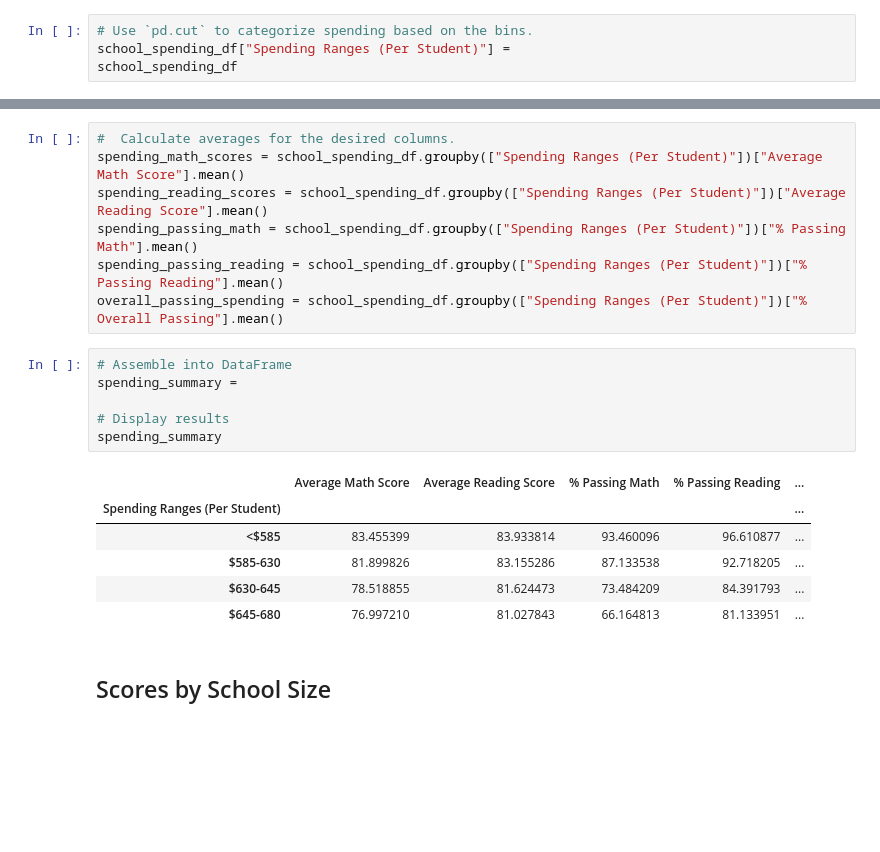
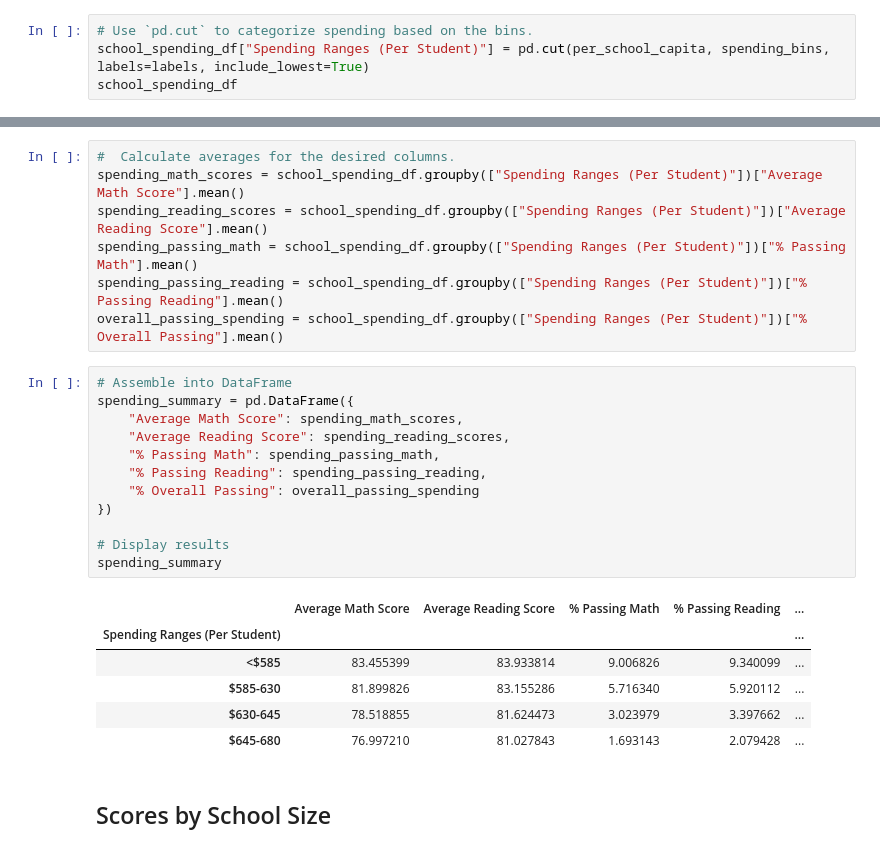
Before and after one commit to cnlamanna/pandas-challenge, a Jupyter notebook: PyCitySchools/PyCitySchools_starter.ipynb, the cells around one changed output, grey strips where cells are left out. Cells and saved outputs as stored; diff of their text form; blank space fills up the shorter version.

```diff
--- a/PyCitySchools/PyCitySchools_starter.ipynb
+++ b/PyCitySchools/PyCitySchools_starter.ipynb
@@ -294,7 +303,7 @@ labels = ["<$585", "$585-630", "$630-645", "$645-680"]
 school_spending_df = per_school_summary.copy()
 # %%
 # Use `pd.cut` to categorize spending based on the bins.
-school_spending_df["Spending Ranges (Per Student)"] =
+school_spending_df["Spending Ranges (Per Student)"] = pd.cut(per_school_capita, spending_bins, labels=labels, include_lowest=True)
 school_spending_df
 # %% [output]
 |  | School Type | Total Students | Total School Budget | Per Student Budget | Average Math Score | ... |
@@ -322,17 +331,23 @@ spending_passing_reading = school_spending_df.groupby(["Spending Ranges (Per Stu
 overall_passing_spending = school_spending_df.groupby(["Spending Ranges (Per Student)"])["% Overall Passing"].mean()
 # %%
 # Assemble into DataFrame
-spending_summary =
+spending_summary = pd.DataFrame({
+    "Average Math Score": spending_math_scores,
+    "Average Reading Score": spending_reading_scores,
+    "% Passing Math": spending_passing_math,
+    "% Passing Reading": spending_passing_reading,
+    "% Overall Passing": overall_passing_spending
+})
 
 # Display results
 spending_summary
 # %% [output]
 |  | Average Math Score | Average Reading Score | % Passing Math | % Passing Reading | ... |
 | Spending Ranges (Per Student) |  |  |  |  | ... |
-| <$585 | 83.455399 | 83.933814 | 93.460096 | 96.610877 | ... |
-| $585-630 | 81.899826 | 83.155286 | 87.133538 | 92.718205 | ... |
-| $630-645 | 78.518855 | 81.624473 | 73.484209 | 84.391793 | ... |
-| $645-680 | 76.997210 | 81.027843 | 66.164813 | 81.133951 | ... |
+| <$585 | 83.455399 | 83.933814 | 9.006826 | 9.340099 | ... |
+| $585-630 | 81.899826 | 83.155286 | 5.716340 | 5.920112 | ... |
+| $630-645 | 78.518855 | 81.624473 | 3.023979 | 3.397662 | ... |
+| $645-680 | 76.997210 | 81.027843 | 1.693143 | 2.079428 | ... |
 # %% [markdown]
 ## Scores by School Size
 # %%
```
Also changed, not shown: parts of 5 cells of this notebook.
